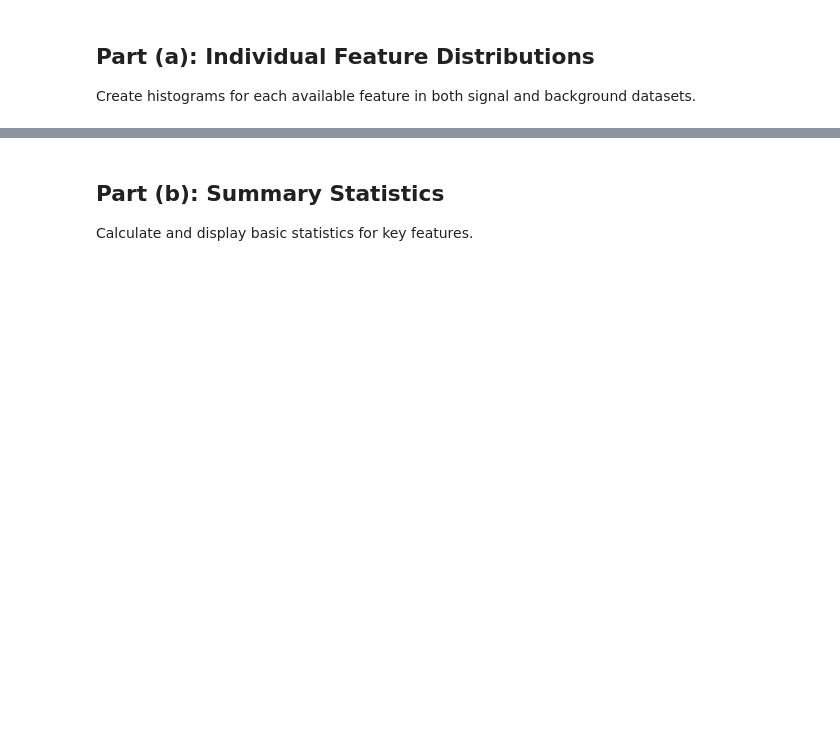
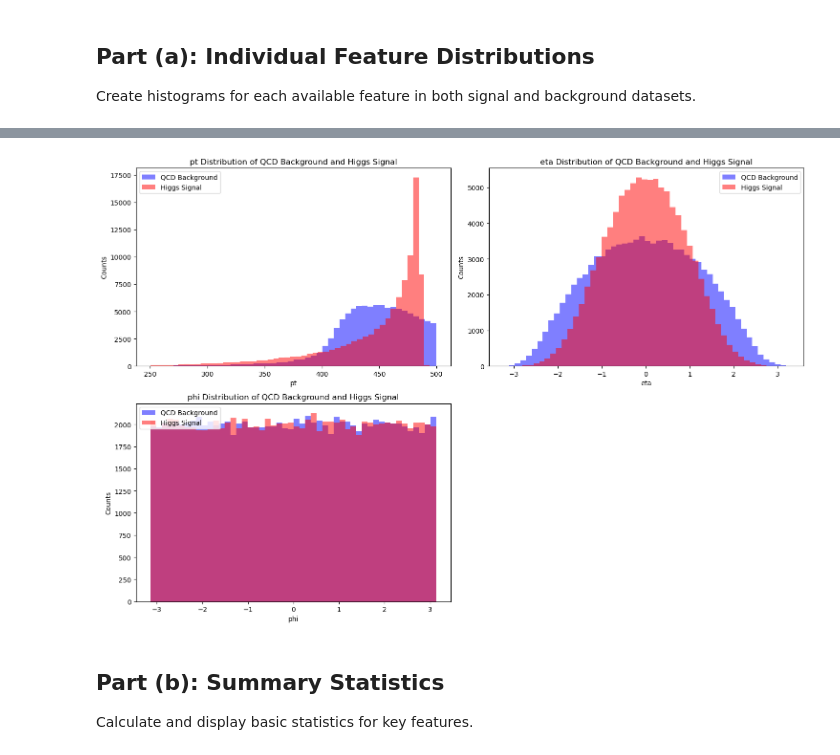
Before and after one commit to NirmalKumarMari/PHYS-434, a Jupyter notebook: lab_5_template.ipynb, the cells around one changed output, grey strips where cells are left out. Cells and saved outputs as stored; diff of their text form; code cells hidden in the pictures; blank space fills up the shorter version.

```diff
--- a/lab_5_template.ipynb
+++ b/lab_5_template.ipynb
@@ -79,6 +125,19 @@ Create histograms for each available feature in both signal and background datas
 # %%
-# TODO: Plot other available features (pt, eta, phi, etc.)
-# Create a multi-panel figure showing all features
+# Plot other available features (pt, eta, phi)
+features = ['pt', 'eta', 'phi']
+plt.figure(figsize=(15, 10))
+for i, feature in enumerate(features):
+    plt.subplot(2, 2, i+1)
+    plt.hist(qcd_data[feature], bins=50, alpha=0.5, label='QCD Background', color='blue')
+    plt.hist(higgs_data[feature], bins=50, alpha=0.5, label='Higgs Signal', color='red')
+    plt.xlabel(feature)
+    plt.ylabel('Counts')
+    plt.title(f'{feature} Distribution of QCD Background and Higgs Signal')
+    plt.legend()
+plt.tight_layout()
+plt.show()
+# %% [output]
+[figure, added]
 # %% [markdown]
 ## Part (b): Summary Statistics
 
```
Also changed, not shown: parts of 24 cells of this notebook.
